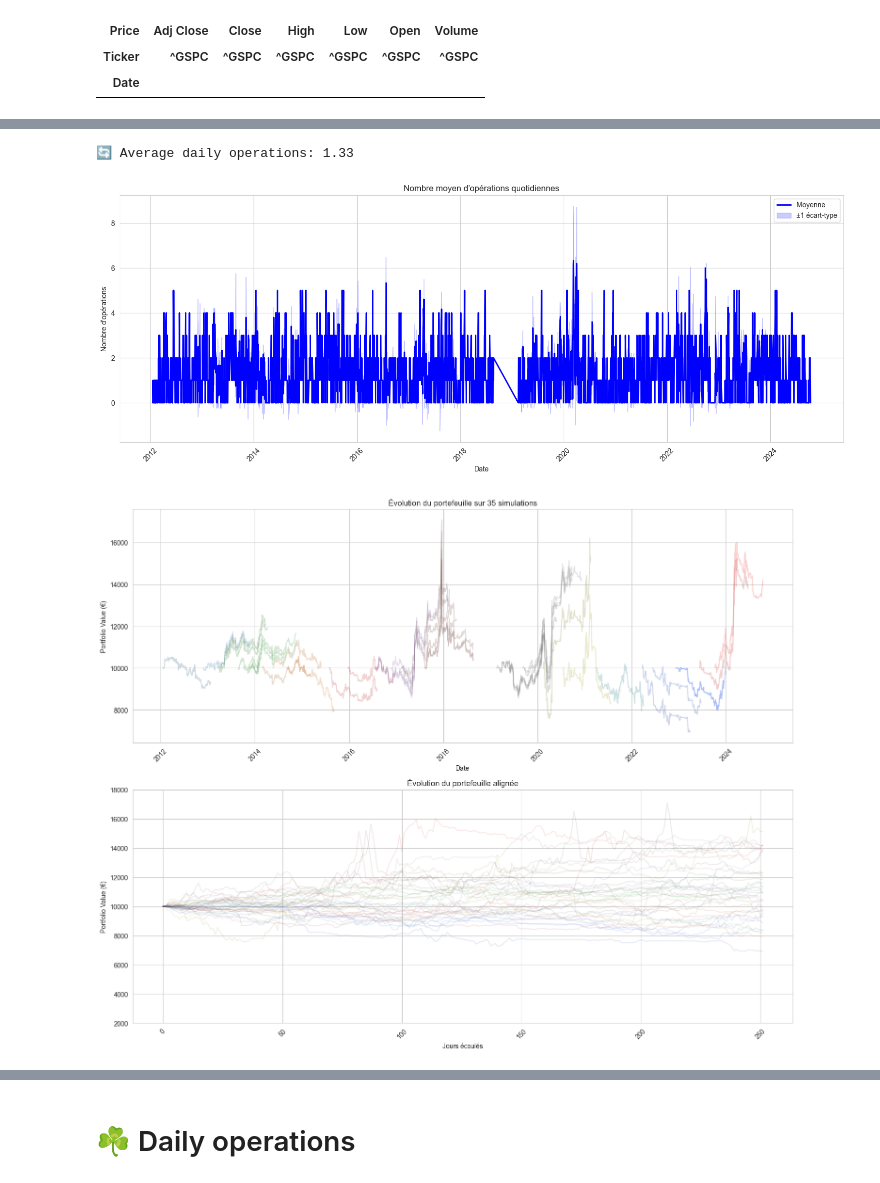
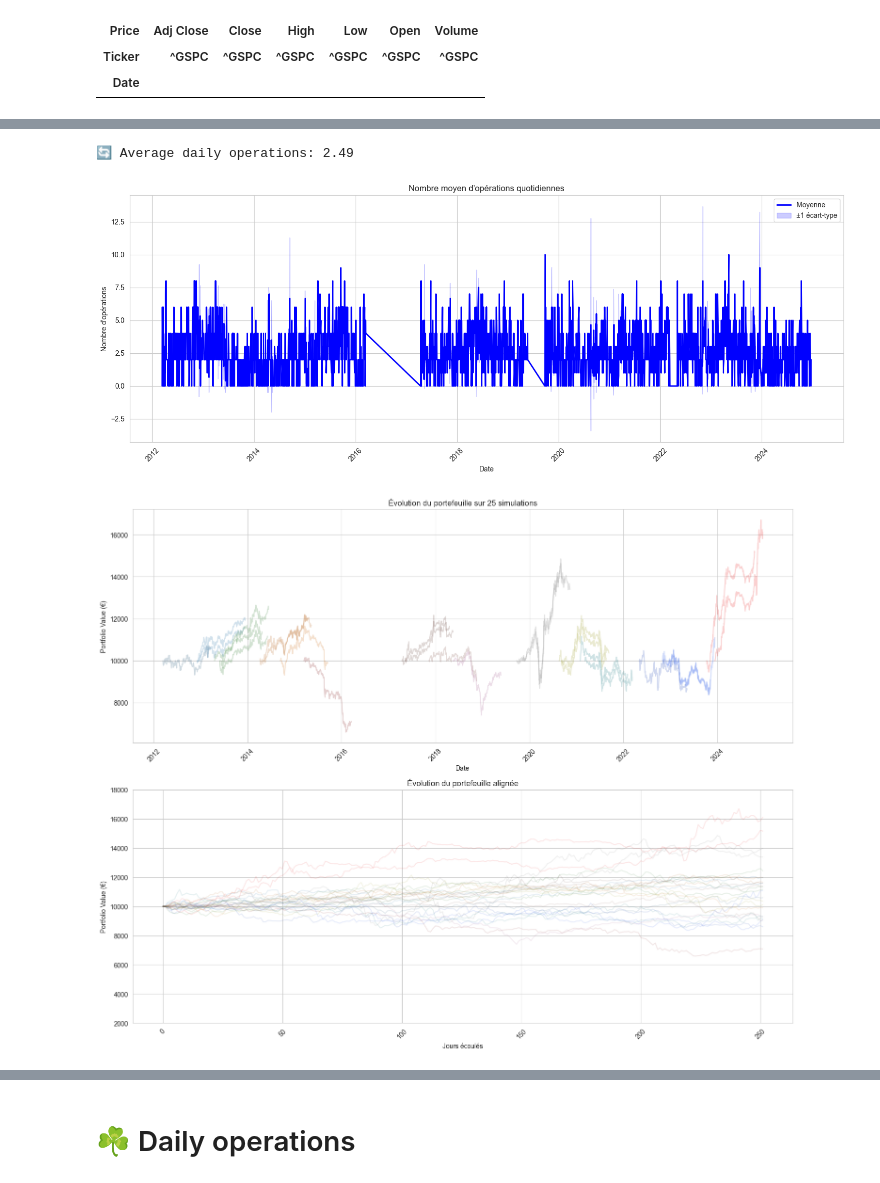
Before and after one commit to a-niva/Mixed-Momentum-Strategy, a Jupyter notebook: Strategy MS V6.2.ipynb, the cells around one changed output, grey strips where cells are left out. Saved outputs shown, nothing was run; the diff lists cells and outputs as text; code cells hidden in the pictures.

```diff
--- a/Strategy MS V6.2.ipynb
+++ b/Strategy MS V6.2.ipynb
@@ -316,38 +352,45 @@ CONFIG_TRADES = {
 
     # Paramètres de simulation
     'simulation_years': 1,  # 6 mois
-    'n_simulations': 35,
-    'trailing_stop_pct' : 0.35,
+    'n_simulations': 25,
+    'trailing_stop_pct' : 0.305,
 
     # Paramètres de momentum
     # Ce paramètre permet de lisser les prises de position trop réactives et d'éviter un achat/revente
     # impulsif en cas de hausse brutale suivie d'une correction.
-    'momentum_period': 20,  #Momentum court-terme (20 par défaut)
-    'momentum_multiplier': 4.0,  # Multiplicateur pour le ranking court terme (4 par défaut) : si on utilise un top-3 sur le LT, on utilise un 3x4= top-12 sur le ST.
+    'momentum_period': 8,  #Momentum court-terme (20 par défaut)
+    'momentum_multiplier': 34.53,  # Multiplicateur pour le ranking court terme (4 par défaut) : si on utilise un top-3 sur le LT, on utilise un 3x4= top-12 sur le ST.
 
     # Paramètres de sélection de Sharpe et Volatilité
     'volatility_window': 20,  # Rolling window for volatility calculation
     'volatility_annualization_factor': 252,  # Trading days in a year
-    'vol_threshold_multiplier': 2.0,  # Multiplier for volatility threshold
-    'sharpe_filter_threshold': -2,  # Sharpe ratio threshold for risk filtering
+    'vol_threshold_multiplier': 4.46,  # Multiplier for volatility threshold
+    'sharpe_filter_threshold': -7.56,  # Sharpe ratio threshold for risk filtering
 
     # Paramètres de portefeuille
     'initial_cash': 10000,
-    'position_size': 1600,
+    'position_size': 1250,
     'fee_rate': 0.0025,
+    'use_adaptive_sizing': True,  # Activer/désactiver le sizing adaptatif
 
     # Paramètres de sélection
-    'top_n': 6,  # Nombre de stocks à sélectionner
+    'top_n': 8,  # Nombre de stocks à sélectionner
     'volume_percentile': 75.0,  # Filtrage par volume
 
     # Autres paramètres
-    'random_seed': None  # None pour un seed aléatoire
+    'random_seed': 5  # None pour un seed aléatoire
 }
 
 
-@jit(nopython=True)
-def calculate_position_changes(prev_holdings, top_10_mask, close_prices, entry_prices, high_prices_since_entry, cash, position_size, fee_rate, trailing_stop_pct):
-    """Calcule les changements de positions avec trailing stop-loss."""
+
+
+
+
+@jit(nopython=True, parallel=True)
+def calculate_position_changes(prev_holdings, top_10_mask, close_prices, entry_prices,
+                              high_prices_since_entry, cash, position_size, fee_rate,
+                              trailing_stop_pct, volatility_values, volatility_mean, use_adaptive_sizing):
+    """Calcule les changements de positions avec trailing stop-loss et sizing adaptatif."""
     new_holdings = prev_holdings.copy()
     new_entry_prices = entry_prices.copy()
     new_high_prices = high_prices_since_entry.copy()
@@ -379,13 +422,27 @@ def calculate_position_changes(prev_holdings, top_10_mask, close_prices, entry_p
     new_entry_prices[sell_mask] = 0.0
     new_high_prices[sell_mask] = 0.0
 
-    # Acheter les nouvelles positions
+    # Acheter les nouvelles positions (une seule boucle d'achat)
     buy_candidates = np.where(top_10_mask & (new_holdings == 0))[0]
     for i in buy_candidates:
         if cash >= position_size:
-            shares = position_size / close_prices[i]
-            cash -= position_size
-            total_fees += position_size * fee_rate
+            if use_adaptive_sizing:
+                # Sizing adaptatif basé sur volatilité
+                vol_ratio = volatility_values[i] / volatility_mean
+                # Éviter division par zéro
+                if vol_ratio <= 0.01:
+                    vol_ratio = 0.01
+
+                position_size_adjusted = position_size / vol_ratio
+                # Limiter la taille maximale à 1.5x la position standard
+                actual_position_size = min(position_size_adjusted, position_size * 1.5)
+            else:
+                # Sizing standard
+                actual_position_size = position_size
+
+            shares = actual_position_size / close_prices[i]
+            cash -= actual_position_size
+            total_fees += actual_position_size * fee_rate
             new_holdings[i] = shares
             new_entry_prices[i] = close_prices[i]
             new_high_prices[i] = close_prices[i]
@@ -465,6 +522,9 @@ def optimized_backtest(data: dict, trading_days: pd.DatetimeIndex, config: dict)
         prev_holdings_mask = holdings.loc[prev_date] > 0
         prev_tickers = close.columns[prev_holdings_mask].tolist()
 
+        volatility_values = volatility.loc[date].fillna(volatility.loc[date].mean()).values
+        volatility_mean = volatility_values.mean()
+
         new_holdings, new_entry_prices, new_high_prices, new_cash, fees = calculate_position_changes(
             holdings.loc[prev_date].values,
             top_selections.loc[date].values,
@@ -474,7 +534,10 @@ def optimized_backtest(data: dict, trading_days: pd.DatetimeIndex, config: dict)
             portfolio.loc[prev_date, 'cash'],
             config['position_size'],
             config['fee_rate'],
-            config['trailing_stop_pct']
+            config['trailing_stop_pct'],
+            volatility_values,
+            volatility_mean,
+            config.get('use_adaptive_sizing', False)  # Valeur par défaut False pour la compatibilité
         )
 
         holdings.loc[date] = new_holdings
@@ -528,7 +591,7 @@ def run_multiple_simulations(config: dict):
     )
 
     # Préallocation des résultats
-    all_metrics = []
+    all_metrics = [None] * len(start_indices)
     all_portfolios = {}
     all_holdings = {}
 
@@ -542,7 +605,7 @@ def run_multiple_simulations(config: dict):
         metrics['simulation'] = f'Sim {i}'
 
         # Stockage des résultats
-        all_metrics.append(metrics)
+        all_metrics[i-1] = metrics
         all_portfolios[f'Sim {i}'] = portfolio
         all_holdings[f'Sim {i}'] = holdings
 
@@ -729,33 +792,33 @@ print(f'📉 Avg daily Return: {100*avg_return:.2f}%')
 print(f'📈 Avg Volatility: {100*volat:.2f}%')
 print(f'🎈 Sharpe ratio: {sharpe:.3f}')
 print(f'🎯 Sortino: {sortino:.3f}')
 print(f'💰 Profit Factor: {profit_factor:.3f}')
 print(f'💫 Expectancy: {expectancy:.3f}')
 
 
 
 # Temps total d'exécution
 print(f"\n⏰ Temps total d'exécution: {time.time() - start_time:.2f} secondes")
 
 
 
 
 # Calcul des métriques
 metrics = {
     'Total Return': final_return * 100,
     'Annual Return': annual_return * 100,
     'Avg Annual Return': annual_return * 100,
     'Avg Daily Return': avg_return * 100,
     'Sharpe': sharpe,
     'Profit Factor': profit_factor,
     'Sortino': sortino,
     'Expectancy': expectancy
 }
 evaluate_metrics(metrics)
 
 
 metrics_df.tail(20)  # premiers résultats
 # %% [output]
-🔄 Average daily operations: 1.33
+🔄 Average daily operations: 2.49
-[figure, old version]
+[figure, new version]
-[figure, old version]
+[figure, new version]
```
Also changed, not shown: parts of 5 cells of this notebook.
